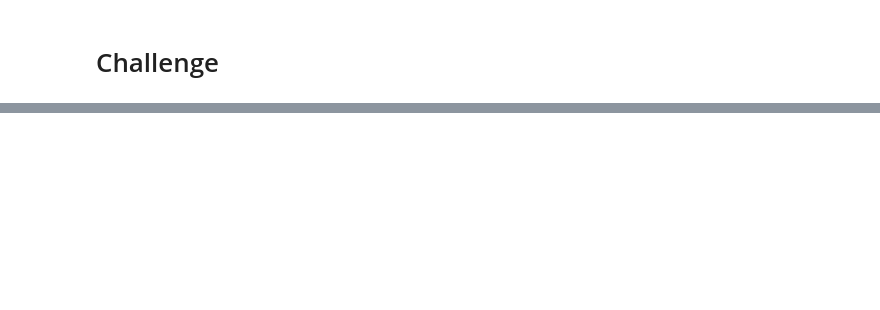
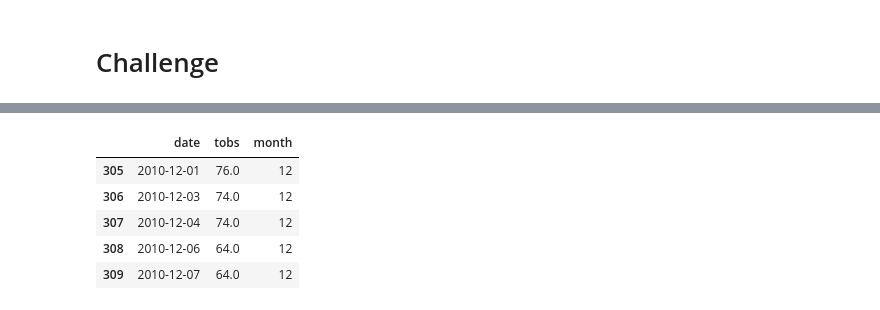
Before and after one commit to Btriordan/surfs_up, a Jupyter notebook: climate_analysis.ipynb, the cells around one changed output, grey strips where cells are left out. Cells and saved outputs as stored; diff of their text form; code cells hidden in the pictures; blank space fills up the shorter version.

```diff
--- a/climate_analysis.ipynb
+++ b/climate_analysis.ipynb
@@ -140,0 +214,10 @@ plt.tight_layout()
+# %%
+df_Dec = df.loc[df['month'] == 12]
+df_Dec.head()
+# %% [output]
+|  | date | tobs | month |
+| 305 | 2010-12-01 | 76.0 | 12 |
+| 306 | 2010-12-03 | 74.0 | 12 |
+| 307 | 2010-12-04 | 74.0 | 12 |
+| 308 | 2010-12-06 | 64.0 | 12 |
+| 309 | 2010-12-07 | 64.0 | 12 |
```
Also changed, not shown: parts of 16 cells of this notebook.
